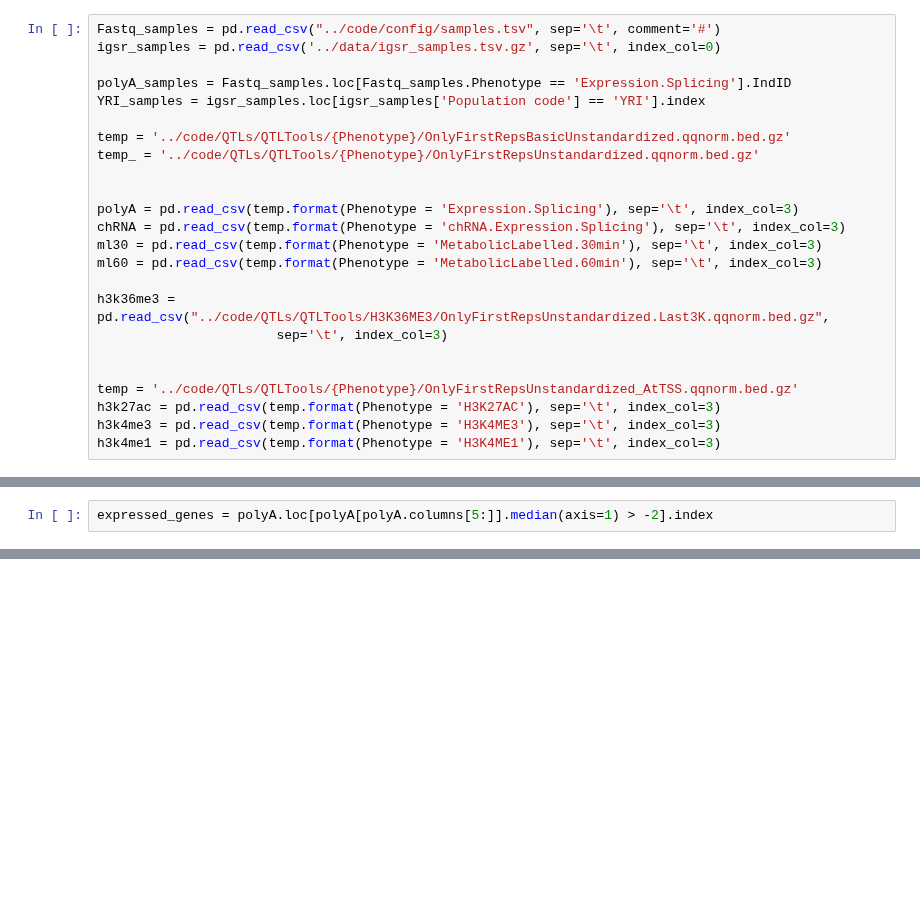
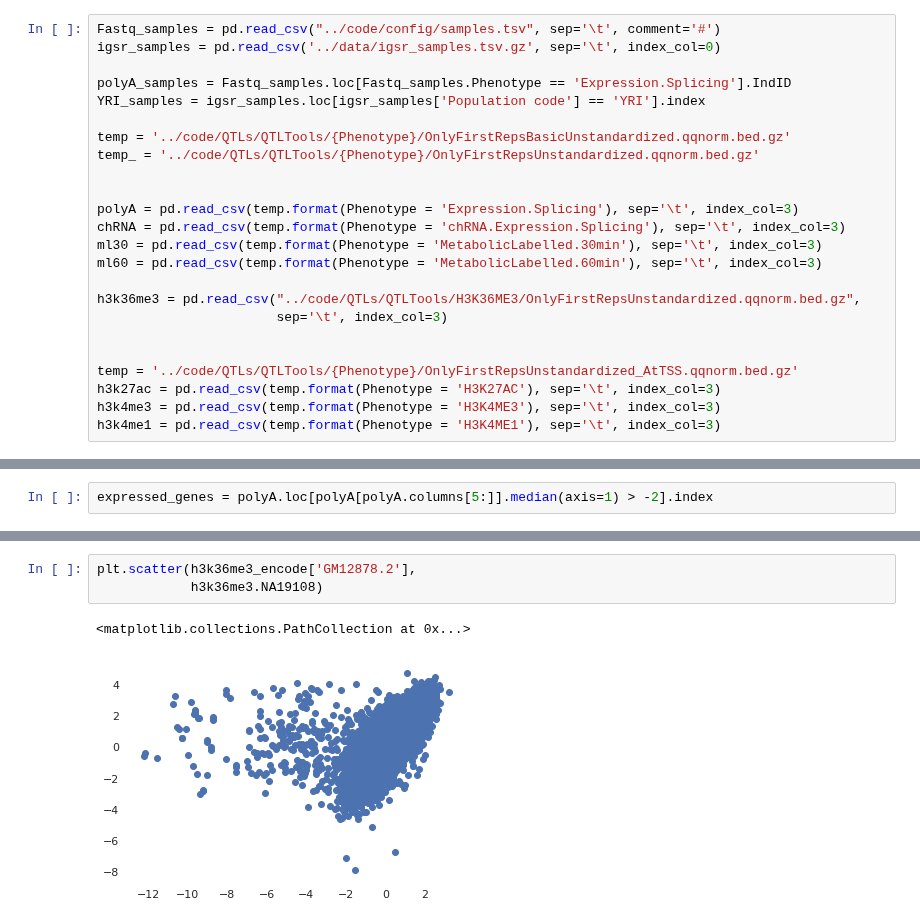
Before and after one commit to bfairkun/ChromatinSplicingQTLs, a Jupyter notebook: analysis/20230221_CorrelationStructureBetweenAssays.ipynb, the cells around one changed output, grey strips where cells are left out. Saved outputs shown, nothing was run; the diff lists cells and outputs as text; blank space fills up the shorter version.

```diff
--- a/analysis/20230221_CorrelationStructureBetweenAssays.ipynb
+++ b/analysis/20230221_CorrelationStructureBetweenAssays.ipynb
@@ -20,7 +20,7 @@ chRNA = pd.read_csv(temp.format(Phenotype = 'chRNA.Expression.Splicing'), sep='\
 ml30 = pd.read_csv(temp.format(Phenotype = 'MetabolicLabelled.30min'), sep='\t', index_col=3)
 ml60 = pd.read_csv(temp.format(Phenotype = 'MetabolicLabelled.60min'), sep='\t', index_col=3)
 
-h3k36me3 = pd.read_csv("../code/QTLs/QTLTools/H3K36ME3/OnlyFirstRepsUnstandardized.Last3K.qqnorm.bed.gz",
+h3k36me3 = pd.read_csv("../code/QTLs/QTLTools/H3K36ME3/OnlyFirstRepsUnstandardized.qqnorm.bed.gz",
                        sep='\t', index_col=3)
 
 
@@ -264,0 +225,6 @@ h3k36me3
+# %%
+plt.scatter(h3k36me3_encode['GM12878.2'],
+            h3k36me3.NA19108)
+# %% [output]
+<matplotlib.collections.PathCollection at 0x...>
+[figure, added]
```
Also changed, not shown: parts of 24 cells of this notebook, 25 other files.
